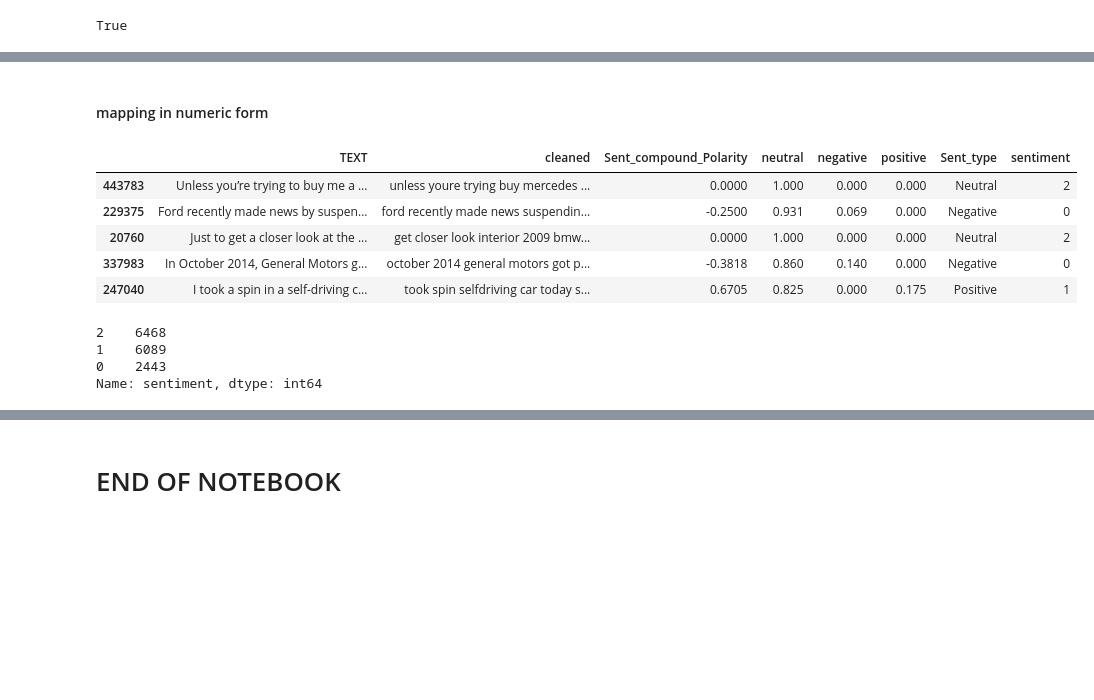
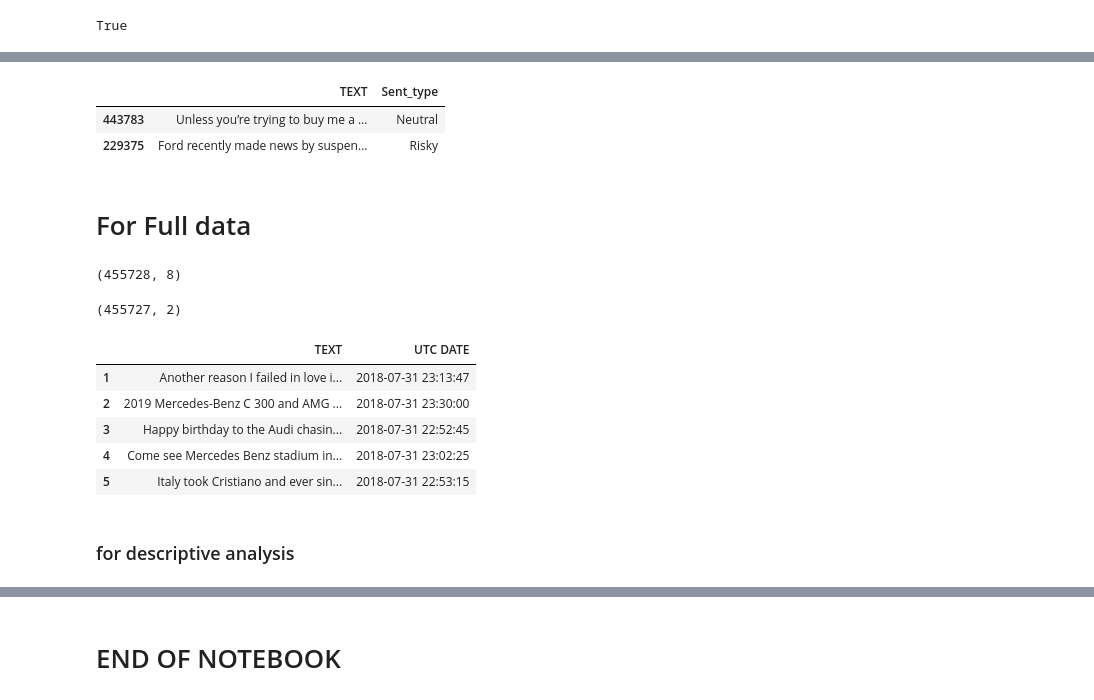
Before and after one commit to HassanSherwani/Natural-Language-Processing-II-, a Jupyter notebook: 16.Sentiment_Analyses(2)/0.Data Labelling.ipynb, the cells around one changed output, grey strips where cells are left out. Cells and saved outputs as stored; diff of their text form; code cells hidden in the pictures; blank space fills up the shorter version.

Commit message:
label_data_e_classes

```diff
--- a/16.Sentiment_Analyses(2)/0.Data Labelling.ipynb
+++ b/16.Sentiment_Analyses(2)/0.Data Labelling.ipynb
@@ -193,3 +193 @@ Negative    2443
 Name: Sent_type, dtype: int64
-# %% [markdown]
-#### mapping in numeric form
@@ -197,0 +194,7 @@ train['sentiment'] = train.Sent_type.map({'Negative':0, 'Positive':1, 'Neutral':
+# %%
+train_df=train.drop(['cleaned','Sent_compound_Polarity','neutral','risk','benefit'], axis=1)
+train_df.head(2)
+# %% [output]
+|  | TEXT | Sent_type |
+| 443783 | Unless you’re trying to buy me a ... | Neutral |
+| 229375 | Ford recently made news by suspen... | Risky |
@@ -198,16 +204,27 @@ train['sentiment'] = train.Sent_type.map({'Negative':0, 'Positive':1, 'Neutral':
+# %% [markdown]
+# For Full data
+# %%
+filename='tweets.csv'
+# %%
+df = pd.read_csv(filename, delimiter='\t', header=None,names=['TWEET ID','TIMESTAMP','UTC DATE','USER ID','SCREEN NAME','NAME','Q','TEXT'])
+df.shape
+# %% [output]
+(455728, 8)
+# %%
+df_label=df[['TEXT','UTC DATE']]
+df_label=df_label.drop(df_label.index[0])
+# %%
+df_label.shape
+# %% [output]
+(455727, 2)
 # %%
-train.head()
+df_label.head()
 # %% [output]
-|  | TEXT | cleaned | Sent_compound_Polarity | neutral | negative | positive | Sent_type | sentiment |
-| 443783 | Unless you’re trying to buy me a ... | unless youre trying buy mercedes ... | 0.0000 | 1.000 | 0.000 | 0.000 | Neutral | 2 |
-| 229375 | Ford recently made news by suspen... | ford recently made news suspendin... | -0.2500 | 0.931 | 0.069 | 0.000 | Negative | 0 |
-| 20760 | Just to get a closer look at the ... | get closer look interior 2009 bmw... | 0.0000 | 1.000 | 0.000 | 0.000 | Neutral | 2 |
-| 337983 | In October 2014, General Motors g... | october 2014 general motors got p... | -0.3818 | 0.860 | 0.140 | 0.000 | Negative | 0 |
-| 247040 | I took a spin in a self-driving c... | took spin selfdriving car today s... | 0.6705 | 0.825 | 0.000 | 0.175 | Positive | 1 |
+|  | TEXT | UTC DATE |
+| 1 | Another reason I failed in love i... | 2018-07-31 23:13:47 |
+| 2 | 2019 Mercedes-Benz C 300 and AMG ... | 2018-07-31 23:30:00 |
+| 3 | Happy birthday to the Audi chasin... | 2018-07-31 22:52:45 |
+| 4 | Come see Mercedes Benz stadium in... | 2018-07-31 23:02:25 |
+| 5 | Italy took Cristiano and ever sin... | 2018-07-31 22:53:15 |
-# %%
-train.sentiment.value_counts()
-# %% [output]
-2    6468
-1    6089
-0    2443
-Name: sentiment, dtype: int64
+# %% [markdown]
+### for descriptive analysis
```
Also changed, not shown: parts of 17 cells of this notebook.
